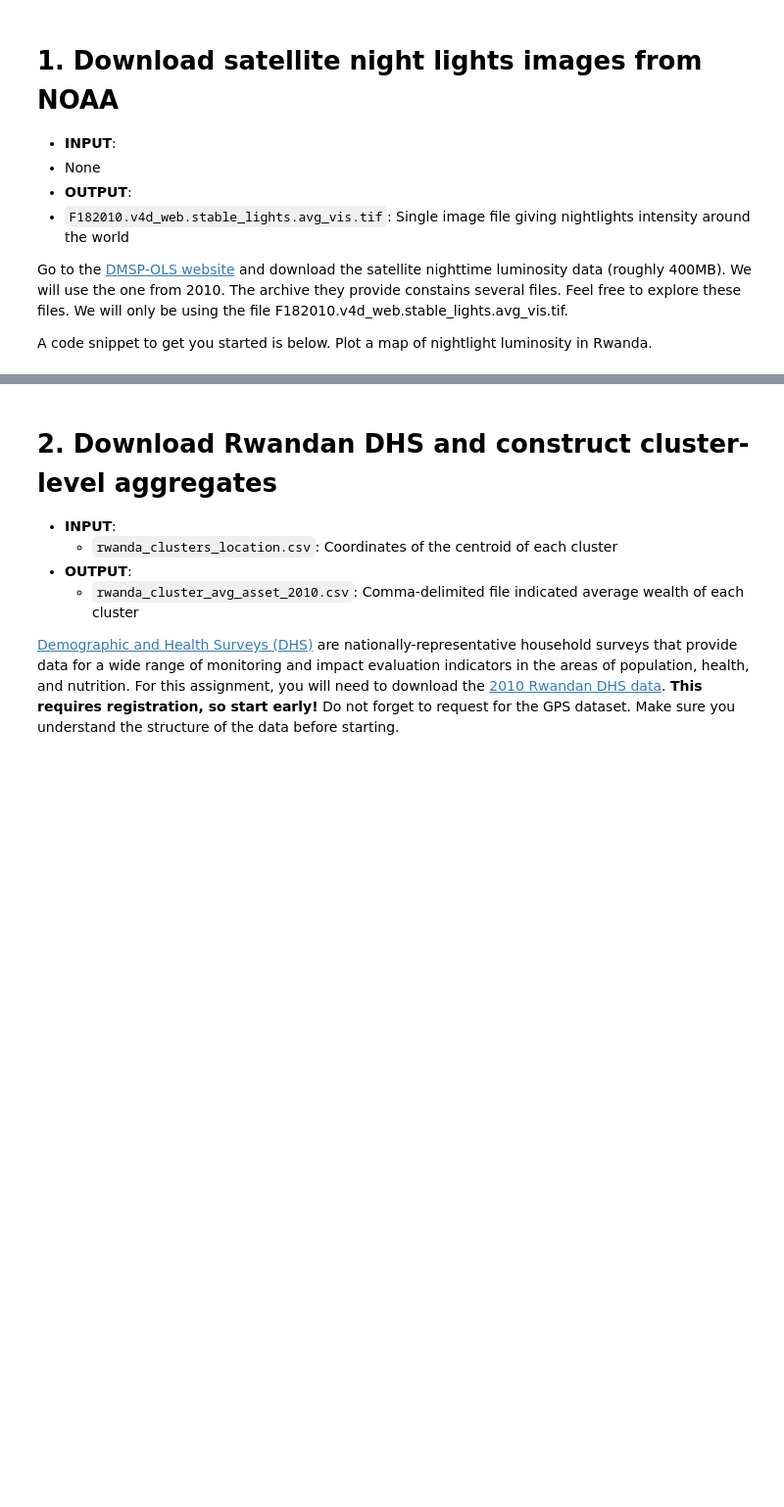
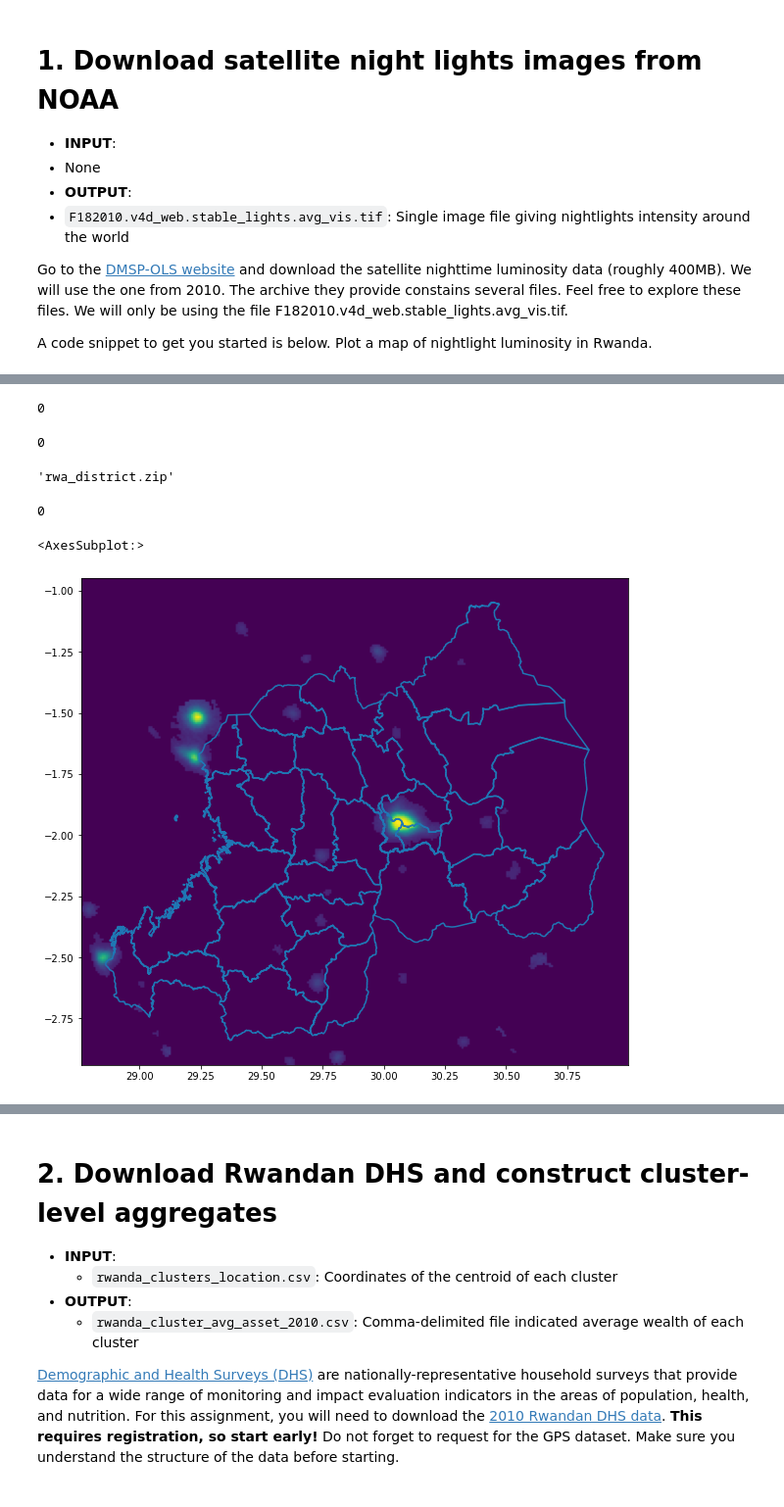
Before and after one commit to joelferg/bdd, a Jupyter notebook: PS1/BDD2021-PS1.ipynb, the cells around one changed output, grey strips where cells are left out. Shown at 98% size. Cells and saved outputs as stored; diff of their text form; code cells hidden in the pictures; blank space fills up the shorter version.

```diff
--- a/PS1/BDD2021-PS1.ipynb
+++ b/PS1/BDD2021-PS1.ipynb
@@ -42,3 +44,53 @@ wget.download(night_image_url)
+# %%
+import os
+os.system('tar -xvf ./my_dls/F182010.v4.tar')
+# %% [output]
+0
+# %%
+os.system('gunzip ./my_dls/F182010.v4d_web.stable_lights.avg_vis.tif.gz')
+# %% [output]
+0
+# %%
+rwanda_shp_url = 'https://development-data-hub-s3-public.s3.amazonaws.com/ddhfiles/101997/rwa_district.zip'
+wget.download(rwanda_shp_url, "./my_dls/"
+# %% [output]
+'rwa_district.zip'
+# %%
+os.system('unzip ./rwa_district.zip -d ./output/')
+# %% [output]
+0
+# %%
+from osgeo import gdal, ogr
+import geopandas as gpd
+import pandas
+full_image = gdal.Open('./F182010.v4d_web.stable_lights.avg_vis.tif')
+full_proj = full_image.GetProjectionRef()
+rwanda = gpd.read_file('./output/District.shp').to_crs(full_proj)
+rwanda.to_file('./output/District.shp')
+bounds = rwanda.bounds
+minx = bounds['minx'].min()-.1
+miny = bounds['miny'].min()-.1
+maxx = bounds['maxx'].max()+.1
+maxy = bounds['maxy'].max()+.1
+nightlights = gdal.Warp('./output/rwanda_nightlights.tif',
+                        './my_dls/F182010.v4d_web.stable_lights.avg_vis.tif',
+                       outputBounds = (minx,miny,maxx,maxy),
+                        format="GTiff",
+                       srcSRS=full_proj,
+                       dstSRS=full_proj)
+nightlights = None
+# %%
+import matplotlib.pyplot as plt
+import rasterio
+import rasterio.plot
+
+fig, ax = plt.subplots(figsize=(10,10))
+nightlights = rasterio.open('./output/rwanda_nightlights.tif')
+rasterio.plot.show((nightlights, 1),ax=ax)
+rwanda.boundary.plot(ax=ax)
+# %% [output]
+<AxesSubplot:>
+[figure, added]
 # %% [markdown]
 <a id='step_2'></a>
 # %% [markdown]
```
Also changed, not shown: parts of 16 cells of this notebook, 3 other files.
